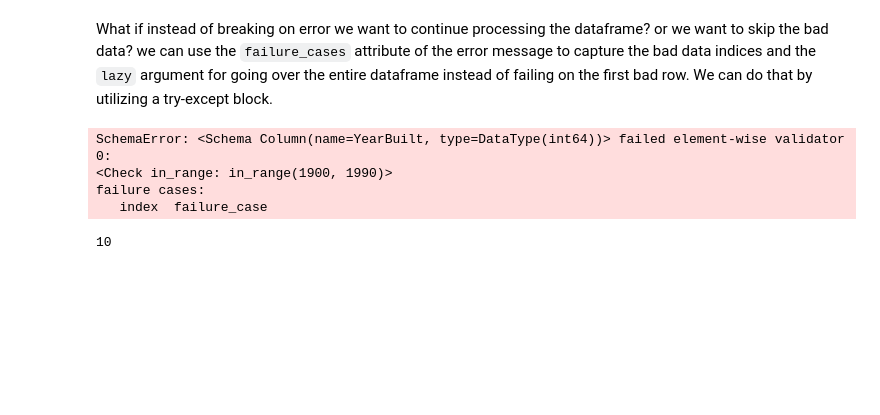
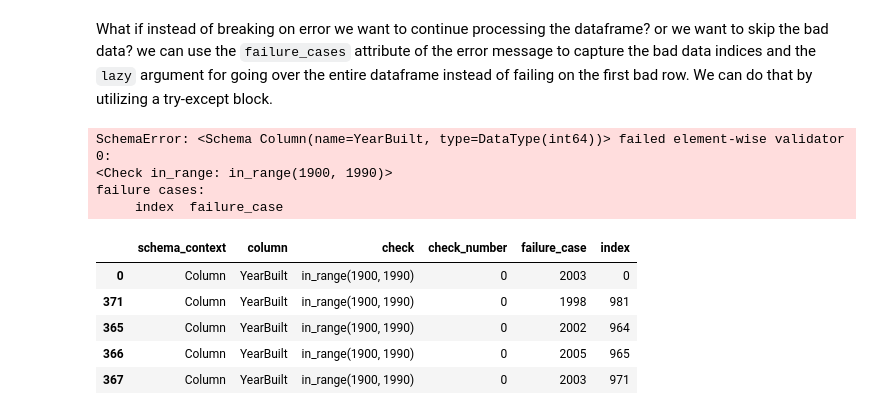
Before and after one commit to NatanMish/data_validation, a Jupyter notebook: notebooks/training_pipeline_data_validation.ipynb, the cells around one changed output. Saved outputs shown, nothing was run; the diff lists cells and outputs as text; code cells hidden in the pictures; blank space fills up the shorter version.

```diff
--- a/notebooks/training_pipeline_data_validation.ipynb
+++ b/notebooks/training_pipeline_data_validation.ipynb
@@ -91,3 +92,6 @@ For more information, see [Pandera's documentation](https://pandera.readthedocs.
+# %%
+# We'll add one more feature to make it more interesting
+feature_names.append('LotConfig')
 # %%
 # Create a basic schema for the home_data DataFrame to check types for just a few of the features
 basic_types_schema = pa.DataFrameSchema({
@@ -181,9 +185,14 @@ except pa.errors.SchemaErrors as e:
     failure_cases = e.failure_cases
 # %%
 # Failure cases is a dataframe of the bad data only
-failure_cases
+failure_cases.head()
 # %% [output]
-10
+|  | schema_context | column | check | check_number | failure_case | index |
+| 0 | Column | YearBuilt | in_range(1900, 1990) | 0 | 2003 | 0 |
+| 371 | Column | YearBuilt | in_range(1900, 1990) | 0 | 1998 | 981 |
+| 365 | Column | YearBuilt | in_range(1900, 1990) | 0 | 2002 | 964 |
+| 366 | Column | YearBuilt | in_range(1900, 1990) | 0 | 2005 | 965 |
+| 367 | Column | YearBuilt | in_range(1900, 1990) | 0 | 2003 | 971 |
 # %%
 # We can easily filter out the bad data from the original dataframe using the failure_cases dataframe
 filtered_df = home_data[~home_data.index.isin(failure_cases["index"])]
```
Also changed, not shown: parts of 31 cells of this notebook.
